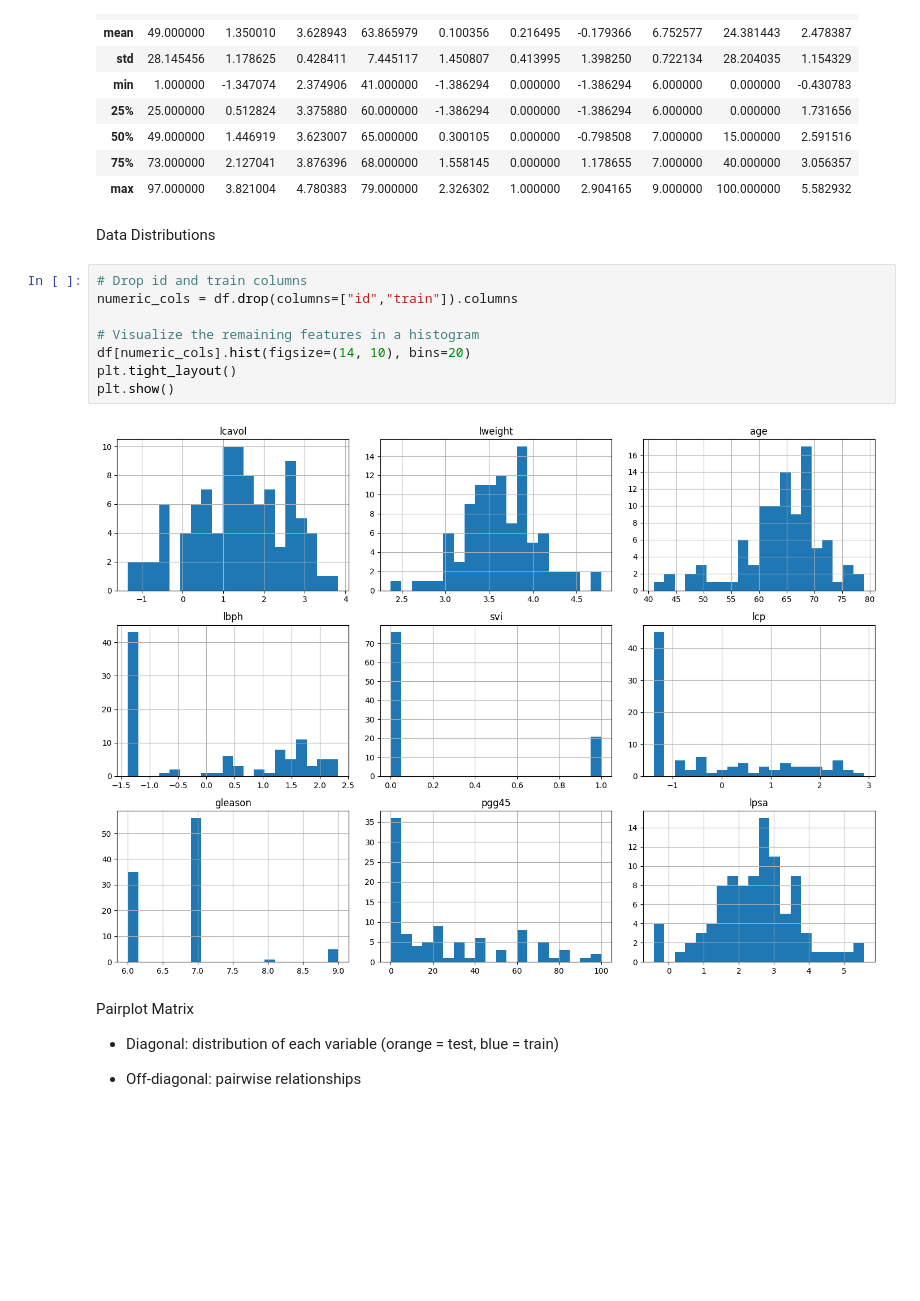
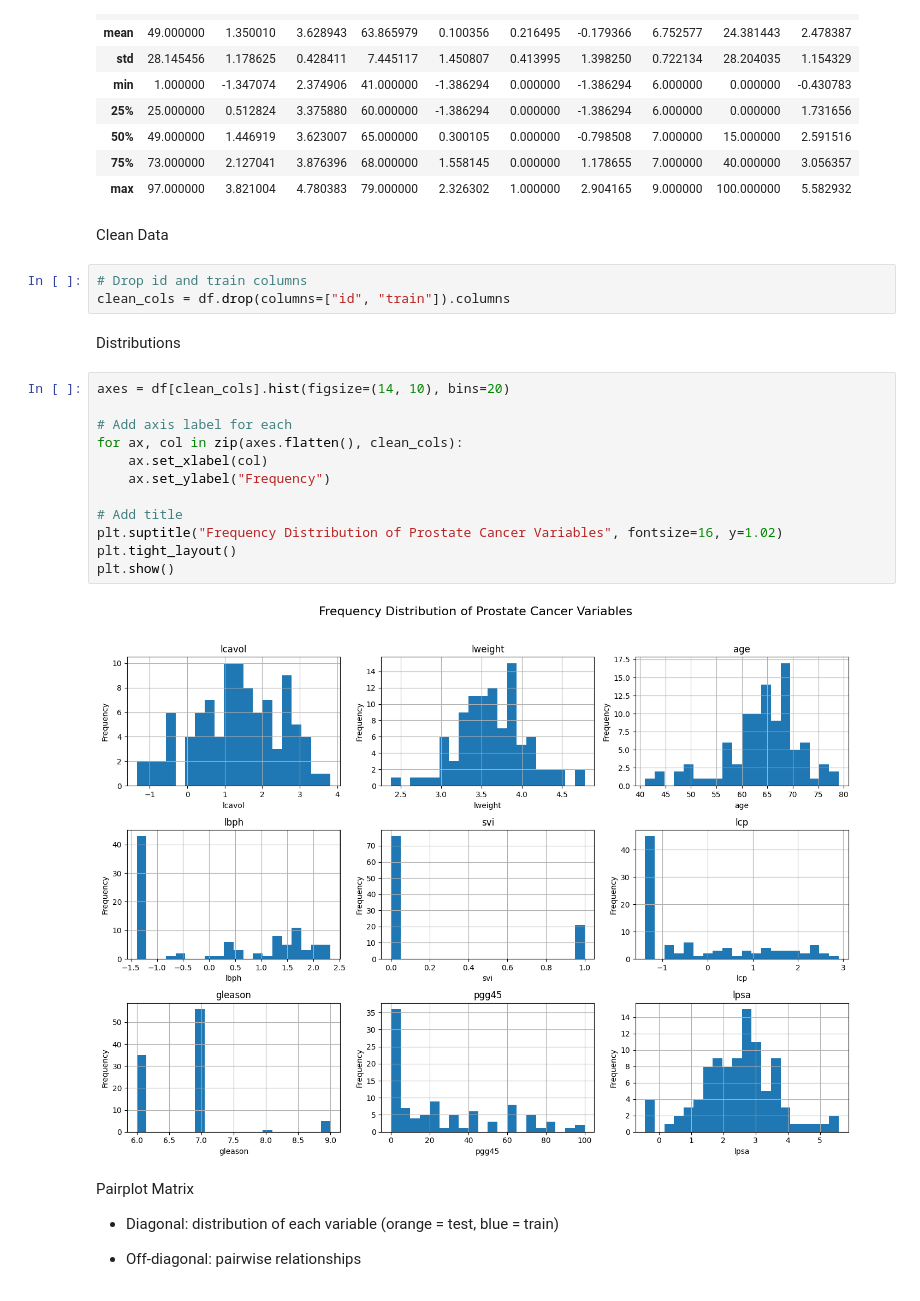
Before and after one commit to AnhJoe/data210p_assignments, a Jupyter notebook: HW1/Part1_Regression_Prostate/01_Regression_Prostate.ipynb, the cells around one changed output. Drawn from its saved outputs; the diff is of its cells as text; blank space fills up the shorter version.

Commit message:
1_6_2026 finalize draft for 01_Regression_Prostate.ipynb

```diff
--- a/HW1/Part1_Regression_Prostate/01_Regression_Prostate.ipynb
+++ b/HW1/Part1_Regression_Prostate/01_Regression_Prostate.ipynb
@@ -96,17 +96,26 @@ df.describe()
 | 75% | 73.000000 | 2.127041 | 3.876396 | 68.000000 | 1.558145 | 0.000000 | 1.178655 | 7.000000 | 40.000000 | 3.056357 |
 | max | 97.000000 | 3.821004 | 4.780383 | 79.000000 | 2.326302 | 1.000000 | 2.904165 | 9.000000 | 100.000000 | 5.582932 |
 # %% [markdown]
-Data Distributions
+Clean Data
+# %%
+# Drop id and train columns
+clean_cols = df.drop(columns=["id", "train"]).columns
+# %% [markdown]
+Distributions
 # %%
-# Drop id and train columns
-numeric_cols = df.drop(columns=["id","train"]).columns
+axes = df[clean_cols].hist(figsize=(14, 10), bins=20)
 
-# Visualize the remaining features in a histogram
-df[numeric_cols].hist(figsize=(14, 10), bins=20)
+# Add axis label for each
+for ax, col in zip(axes.flatten(), clean_cols):
+    ax.set_xlabel(col)
+    ax.set_ylabel("Frequency")
+
+# Add title
+plt.suptitle("Frequency Distribution of Prostate Cancer Variables", fontsize=16, y=1.02)
 plt.tight_layout()
 plt.show()
 # %% [output]
-[figure, old version]
+[figure, new version]
 # %% [markdown]
 Pairplot Matrix
 
```
Also changed, not shown: parts of 11 cells of this notebook.
